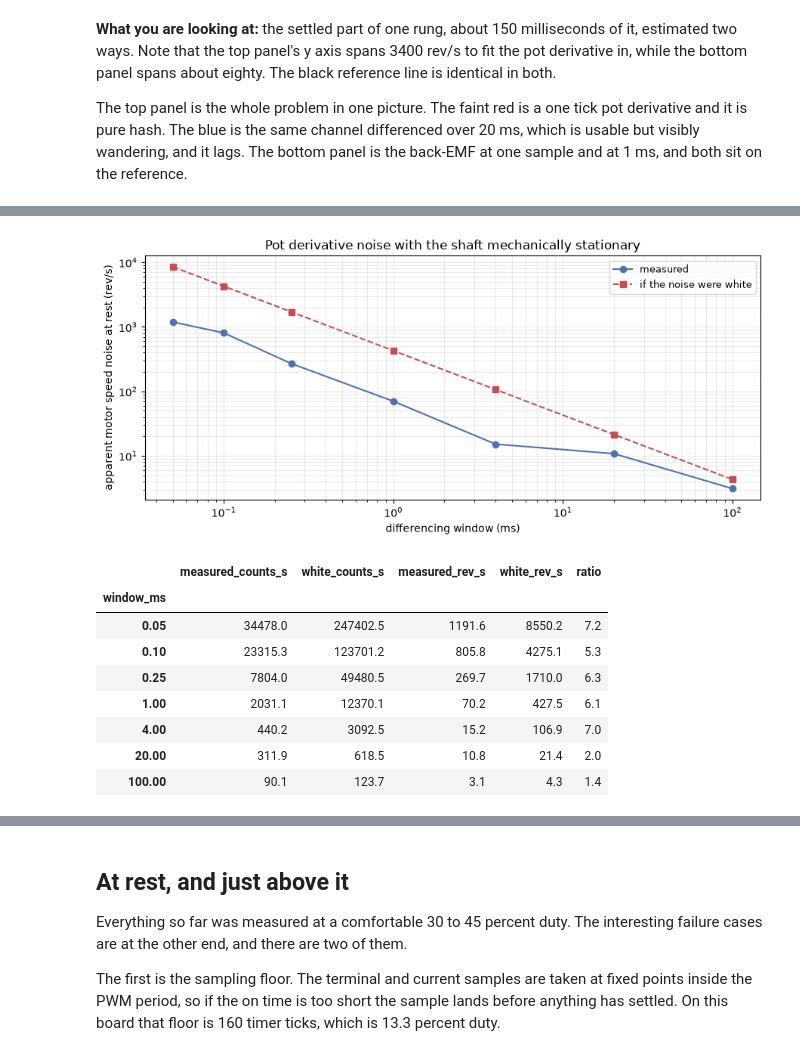
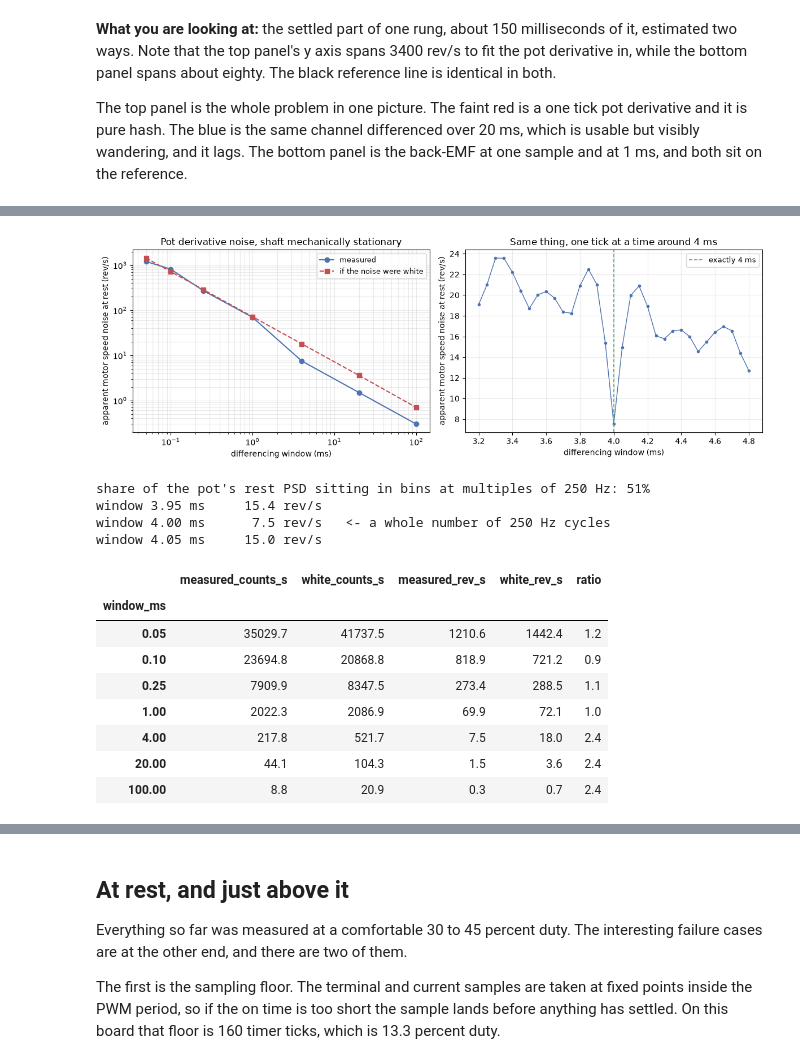
Before and after one commit to OpenServoCore/open-servo-core, a Jupyter notebook: notebooks/08-velocity-observer.ipynb, the cells around one changed output, grey strips where cells are left out. Cells and saved outputs as stored; diff of their text form; code cells hidden in the pictures.

Commit message:
notebooks: redo 08 weights on settled covariances, close the entry-emf question

```diff
--- a/notebooks/08-velocity-observer.ipynb
+++ b/notebooks/08-velocity-observer.ipynb
@@ -506,6 +686,7 @@ of every rung.
 Three windows for the pot derivative, one tick, 4 ms and 20 ms. Three for the model back-EMF,
 raw and then boxcar averaged over 1 ms and 4 ms so the comparison is at matched smoothing.
 # %%
+
 def boxcar(x, w):
     x = np.asarray(x, float)
     if w <= 1:
@@ -539,6 +720,8 @@ for cap, duty, bias, g in rungs(ds):
     for W in BEMF_W:
         rec[f"bemf{W}"] = boxcar(bemf, W)
     rec["_truth"] = tru
+    # unsigned position, kept so the section on the position dependent error can bin by it
+    rec["_posraw"] = s.pos.values.astype(float)
     rows.append(rec)
 
 # The pot's scale is the one constant it cannot supply itself, so calibrate it against the
@@ -548,7 +731,10 @@ POT_TO_REV = GEAR / CPR                                # pot counts/s -> motor r
 ps = servo.measured["pot_scale_measured"]
 print(f"pot scale from the ripple reference: {CPR:,.0f} counts per output revolution "
       f"= {CPR/360:.2f} counts/deg")
-print(f"  servos.py declares            {servo.pos_per_deg:.2f} counts/deg (eyeballed horn angles)")
-print(f"  the registry's measured value {ps.value:.2f} counts/deg [{ps.lo}, {ps.hi}] ({ps.source})")
+print(f"  servos.py declares            {servo.pos_per_deg:.2f} counts/deg (eyeballed horn angles)"
+      f"  ({(CPR/360/servo.pos_per_deg - 1) * 100:+.1f}% from mine)")
+print(f"  the registry's measured value {ps.value:.2f} counts/deg [{ps.lo}, {ps.hi}]"
+      f"  ({(CPR/360/ps.value - 1) * 100:+.1f}% from mine)")
+print(f"  source: {ps.source}")
 # %% [output]
 pot scale from the ripple reference: 6,792 counts per output revolution = 18.87 counts/deg
@@ -653,38 +858,68 @@ colour happens to go.
 # %%
+
 base = ds.read("grid", "capture-1", "sweep")
-rest = base[base.cmd_duty_q15 == 0]
+# SETTLE, not the whole burst. The head of it is the shaft coming to a stop, and a derivative
+# is exactly the thing that turns slow real motion into a large apparent speed.
+rest = base[base.cmd_duty_q15 == 0].iloc[SETTLE:]
 p = rest.pos.values.astype(float)
 
 rowsw = []
 for W in (1, 2, 5, 20, 80, 400, 2000):
     d = (p[W:] - p[:-W]) / (W * DT)                    # counts per second
     white = np.sqrt(2) * p.std() / (W * DT)            # what uncorrelated noise would give
     rowsw.append(dict(window_ms=W * DT * 1e3,
                       measured_counts_s=d.std(), white_counts_s=white,
                       measured_rev_s=d.std() * POT_TO_REV,
                       white_rev_s=white * POT_TO_REV,
                       ratio=white / d.std()))
 W_TAB = pd.DataFrame(rowsw).set_index("window_ms").round(1)
 
-fig, ax = plt.subplots(figsize=(9, 4.2))
-ax.loglog(W_TAB.index, W_TAB.measured_rev_s, "o-", color="#4c72b0", label="measured")
-ax.loglog(W_TAB.index, W_TAB.white_rev_s, "s--", color="#c44e52", label="if the noise were white")
-ax.set_xlabel("differencing window (ms)")
-ax.set_ylabel("apparent motor speed noise at rest (rev/s)")
-ax.set_title("Pot derivative noise with the shaft mechanically stationary")
-ax.grid(True, which="both", alpha=0.25)
-ax.legend(fontsize=9)
+# The 4 ms and 20 ms rows sit much lower than their neighbours, so sweep W one tick at a time
+# around 80 to see whether that is a real feature or a coincidence of the grid I picked.
+fine = np.arange(64, 97)
+fine_sd = np.array([(p[W:] - p[:-W]).std() / (W * DT) * POT_TO_REV for W in fine])
+
+fig, axes = plt.subplots(1, 2, figsize=(12, 4.2))
+axes[0].loglog(W_TAB.index, W_TAB.measured_rev_s, "o-", color="#4c72b0", label="measured")
+axes[0].loglog(W_TAB.index, W_TAB.white_rev_s, "s--", color="#c44e52",
+               label="if the noise were white")
+axes[0].set_xlabel("differencing window (ms)")
+axes[0].set_ylabel("apparent motor speed noise at rest (rev/s)")
+axes[0].set_title("Pot derivative noise, shaft mechanically stationary")
+axes[0].grid(True, which="both", alpha=0.25)
+axes[0].legend(fontsize=9)
+
+axes[1].plot(fine * DT * 1e3, fine_sd, "o-", ms=3, lw=1, color="#4c72b0")
+axes[1].axvline(80 * DT * 1e3, color="#55a868", ls="--", lw=1.2, label="exactly 4 ms")
+axes[1].set_xlabel("differencing window (ms)")
+axes[1].set_ylabel("apparent motor speed noise at rest (rev/s)")
+axes[1].set_title("Same thing, one tick at a time around 4 ms")
+axes[1].grid(alpha=0.25)
+axes[1].legend(fontsize=9)
 plt.tight_layout(); plt.show()
+
+# Where the pot's rest noise actually lives. 4 ms is 1/250 s, so ask about 250 Hz and friends.
+f, Ppos = welch(detrend(p), fs=FS, nperseg=min(8192, len(p)))
+comb = sum(Ppos[np.argmin(np.abs(f - k * 250))] for k in range(1, 41))
+print(f"share of the pot's rest PSD sitting in bins at multiples of 250 Hz: "
+      f"{100 * comb / Ppos.sum():.0f}%")
+print(f"window 3.95 ms  {fine_sd[fine == 79][0]:7.1f} rev/s")
+print(f"window 4.00 ms  {fine_sd[fine == 80][0]:7.1f} rev/s   <- a whole number of 250 Hz cycles")
+print(f"window 4.05 ms  {fine_sd[fine == 81][0]:7.1f} rev/s\n")
 W_TAB
 # %% [output]
-[figure, old version]
+[figure, new version]
+share of the pot's rest PSD sitting in bins at multiples of 250 Hz: 51%
+window 3.95 ms     15.4 rev/s
+window 4.00 ms      7.5 rev/s   <- a whole number of 250 Hz cycles
+window 4.05 ms     15.0 rev/s
 |  | measured_counts_s | white_counts_s | measured_rev_s | white_rev_s | ratio |
 | window_ms |  |  |  |  |  |
-| 0.05 | 34478.0 | 247402.5 | 1191.6 | 8550.2 | 7.2 |
-| 0.10 | 23315.3 | 123701.2 | 805.8 | 4275.1 | 5.3 |
-| 0.25 | 7804.0 | 49480.5 | 269.7 | 1710.0 | 6.3 |
-| 1.00 | 2031.1 | 12370.1 | 70.2 | 427.5 | 6.1 |
-| 4.00 | 440.2 | 3092.5 | 15.2 | 106.9 | 7.0 |
-| 20.00 | 311.9 | 618.5 | 10.8 | 21.4 | 2.0 |
-| 100.00 | 90.1 | 123.7 | 3.1 | 4.3 | 1.4 |
+| 0.05 | 35029.7 | 41737.5 | 1210.6 | 1442.4 | 1.2 |
+| 0.10 | 23694.8 | 20868.8 | 818.9 | 721.2 | 0.9 |
+| 0.25 | 7909.9 | 8347.5 | 273.4 | 288.5 | 1.1 |
+| 1.00 | 2022.3 | 2086.9 | 69.9 | 72.1 | 1.0 |
+| 4.00 | 217.8 | 521.7 | 7.5 | 18.0 | 2.4 |
+| 20.00 | 44.1 | 104.3 | 1.5 | 3.6 | 2.4 |
+| 100.00 | 8.8 | 20.9 | 0.3 | 0.7 | 2.4 |
 # %% [markdown]
```
Also changed, not shown: parts of 38 cells of this notebook.
